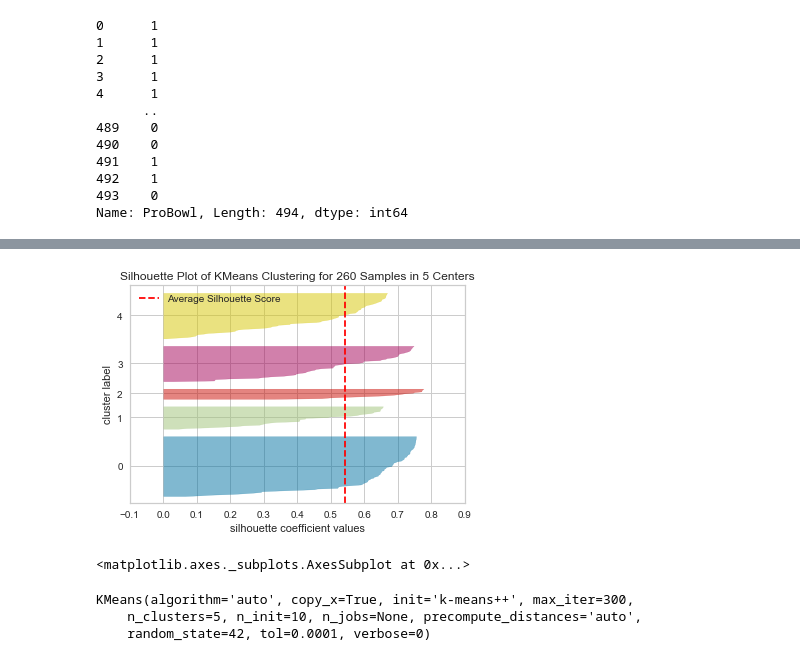
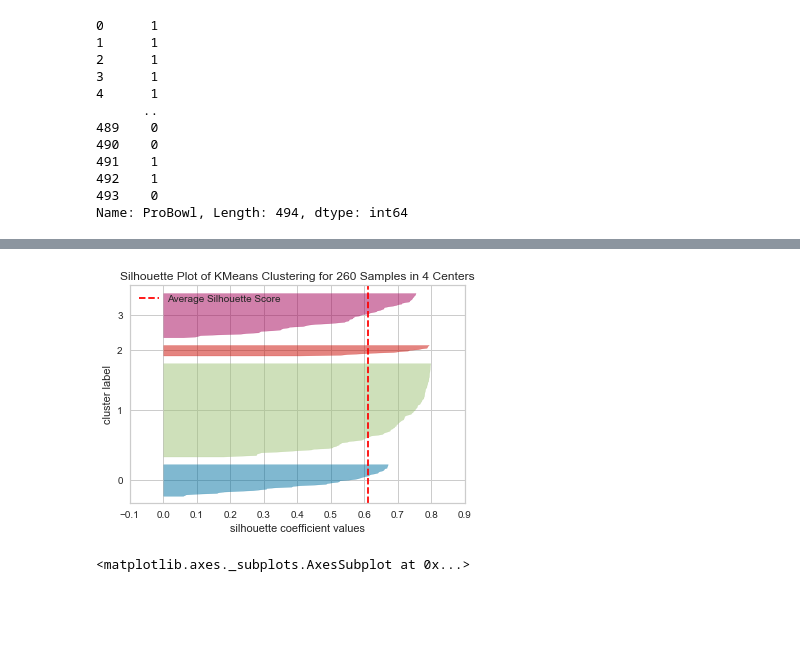
Before and after one commit to bthakr1/datascience_pipeline, a Jupyter notebook: k means.ipynb, the cells around one changed output, grey strips where cells are left out. Saved outputs shown, nothing was run; the diff lists cells and outputs as text; code cells hidden in the pictures; blank space fills up the shorter version.

```diff
--- a/k means.ipynb
+++ b/k means.ipynb
@@ -47,12 +51,8 @@ visualizer = SilhouetteVisualizer(model,colors='yellowbrick')
-# %%
-visualizer.fit(X)
-visualizer.show()
-# %% [output]
-[figure, removed]
-<matplotlib.axes._subplots.AxesSubplot at 0x...>
-# %%
-model
-# %% [output]
-KMeans(algorithm='auto', copy_x=True, init='k-means++', max_iter=300,
-    n_clusters=5, n_init=10, n_jobs=None, precompute_distances='auto',
-    random_state=42, tol=0.0001, verbose=0)
+# %%
+model = KMeans(4,random_state=42)
+visualizer = SilhouetteVisualizer(model,colors='yellowbrick')
+visualizer.fit(X)
+visualizer.show()
+# %% [output]
+[figure, added]
+<matplotlib.axes._subplots.AxesSubplot at 0x...>
```
Also changed, not shown: parts of 3 cells of this notebook.
